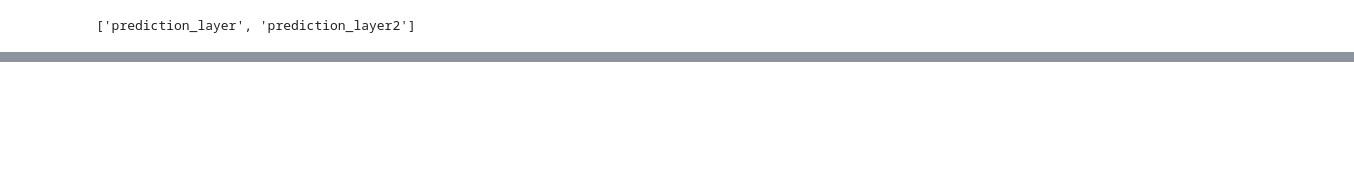
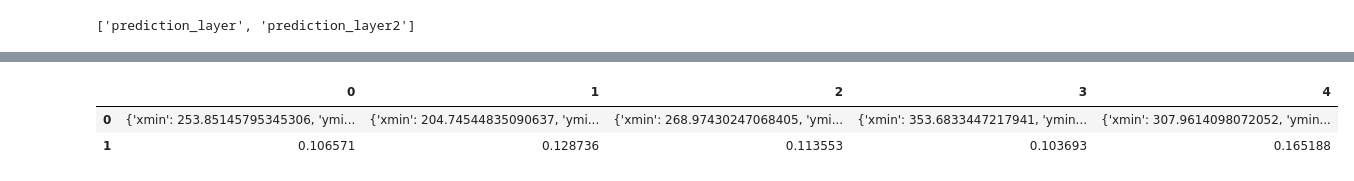
Before and after one commit to lapatradaa/shap, a Jupyter notebook: fix mean.ipynb, the cells around one changed output, grey strips where cells are left out. Drawn from its saved outputs; the diff is of its cells as text; code cells hidden in the pictures; blank space fills up the shorter version.

```diff
--- a/fix mean.ipynb
+++ b/fix mean.ipynb
@@ -489 +850,7 @@ import matplotlib.colors as mcolors
+# %%
+pd.DataFrame(selected_bboxes_E244_23Y_F_pos)
+# %% [output]
+|  | 0 | 1 | 2 | 3 | 4 |
+| 0 | {'xmin': 253.85145795345306, 'ymi... | {'xmin': 204.74544835090637, 'ymi... | {'xmin': 268.97430247068405, 'ymi... | {'xmin': 353.6833447217941, 'ymin... | {'xmin': 307.9614098072052, 'ymin... |
+| 1 | 0.106571 | 0.128736 | 0.113553 | 0.103693 | 0.165188 |
 # %%
```
Also changed, not shown: parts of 28 cells of this notebook.
